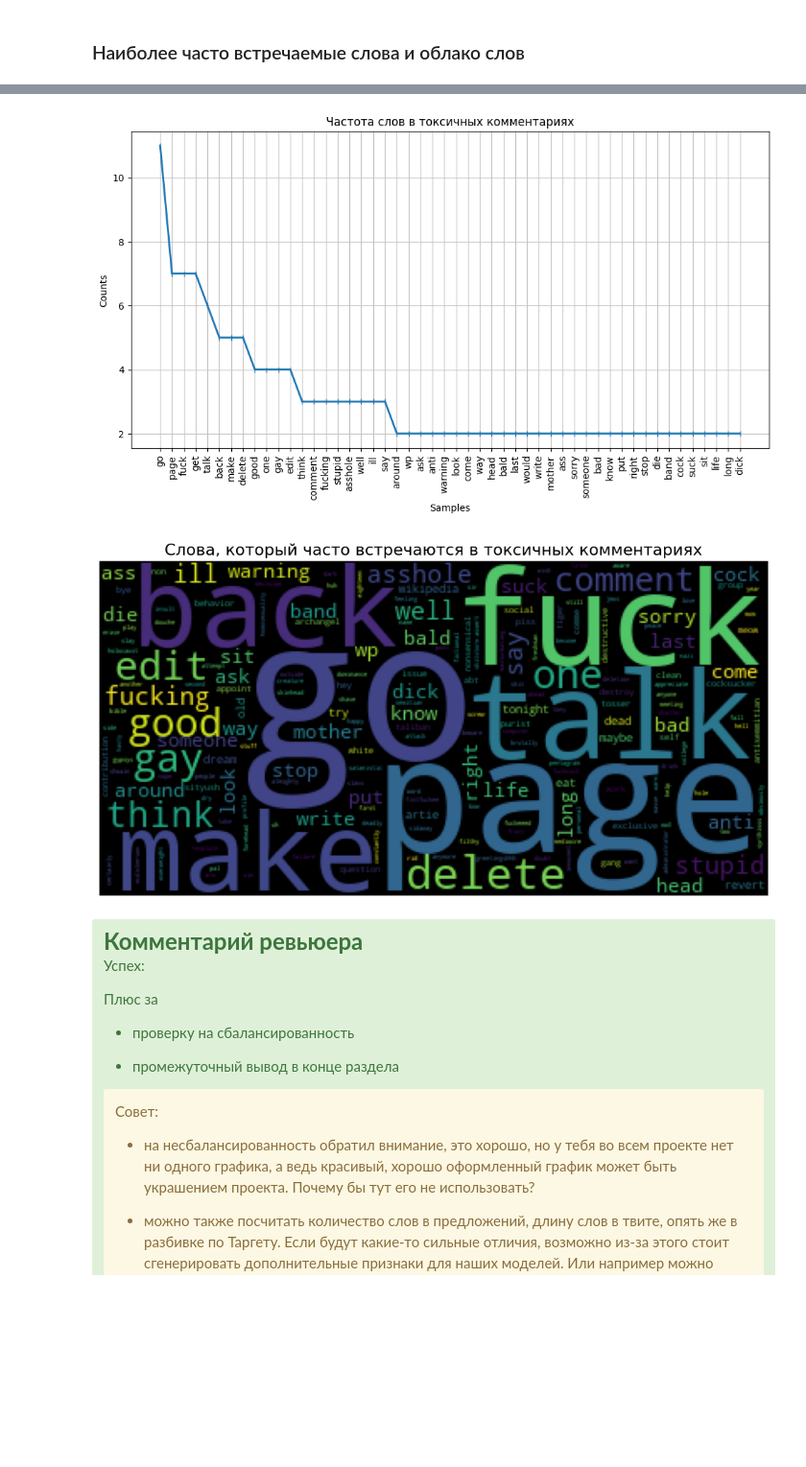
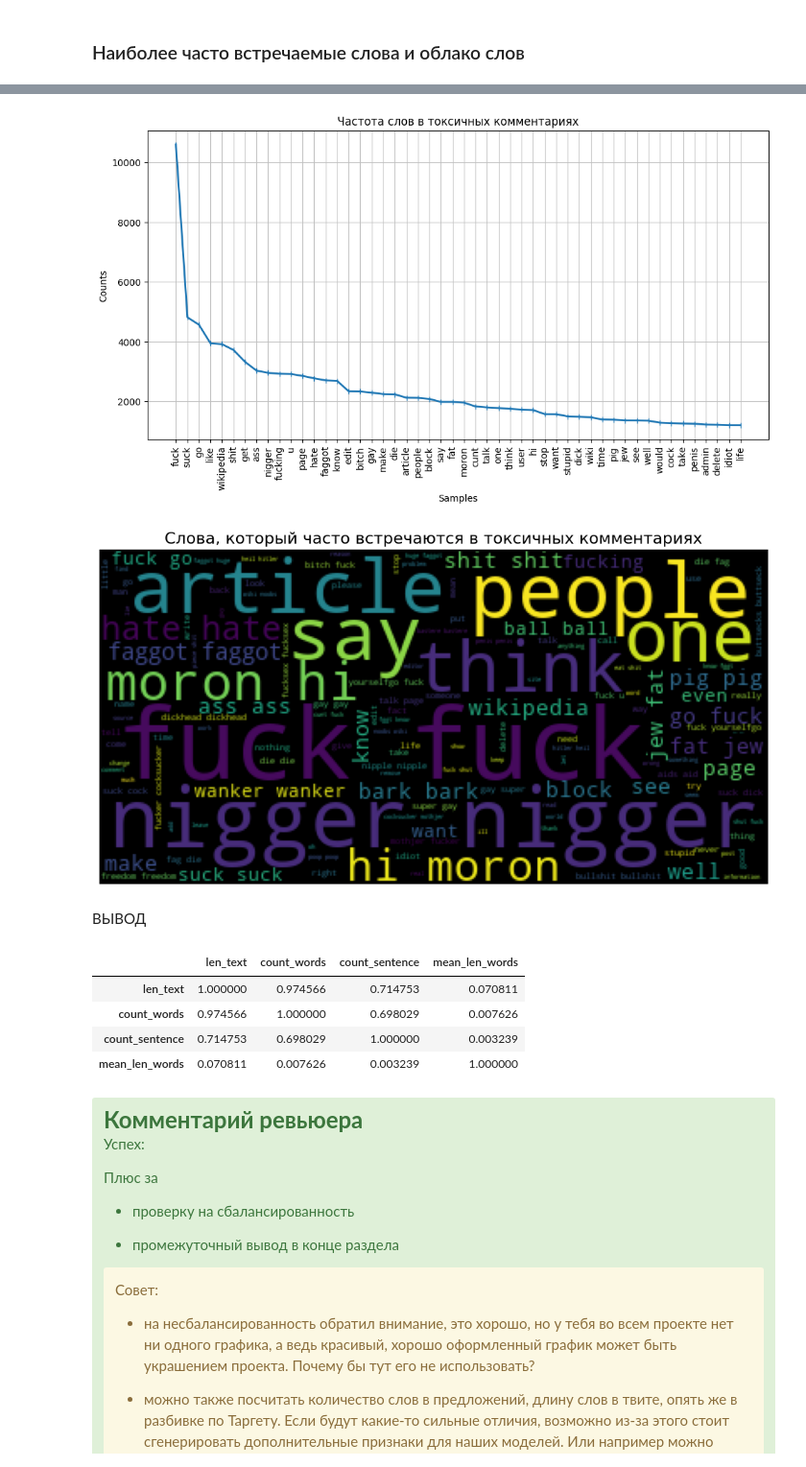
Before and after one commit to AlexanderKhasanov/wikishop, a Jupyter notebook: notebook.ipynb, the cells around one changed output, grey strips where cells are left out. Shown at 96% size. Drawn from its saved outputs; the diff is of its cells as text; code cells hidden in the pictures; blank space fills up the shorter version.

```diff
--- a/notebook.ipynb
+++ b/notebook.ipynb
@@ -477,5 +480,5 @@ get_wordcloud(
 # %%
-texts_toxic = data_100.query('toxic == 1')['text_clean_lemma_without_stopwords']
+texts_toxic = data.query('toxic == 1')['text_clean_lemma_without_stopwords']
 fdist_toxic = get_popular_words(
     texts_toxic,
     50,
@@ -486,8 +489,18 @@ get_wordcloud(
     'Слова, который часто встречаются в токсичных комментариях'
 )
 # %% [output]
-[figure, old version]
+[figure, new version]
-[figure, old version]
+[figure, new version]
+# %% [markdown]
+ВЫВОД
+# %%
+data[['len_text', 'count_words', 'count_sentence', 'mean_len_words']].corr()
+# %% [output]
+|  | len_text | count_words | count_sentence | mean_len_words |
+| len_text | 1.000000 | 0.974566 | 0.714753 | 0.070811 |
+| count_words | 0.974566 | 1.000000 | 0.698029 | 0.007626 |
+| count_sentence | 0.714753 | 0.698029 | 1.000000 | 0.003239 |
+| mean_len_words | 0.070811 | 0.007626 | 0.003239 | 1.000000 |
 # %% [markdown]
 <div class="alert alert-success">
 <font size="5"><b>Комментарий ревьюера</b></font>
```
Also changed, not shown: parts of 13 cells of this notebook, 1 other file.
